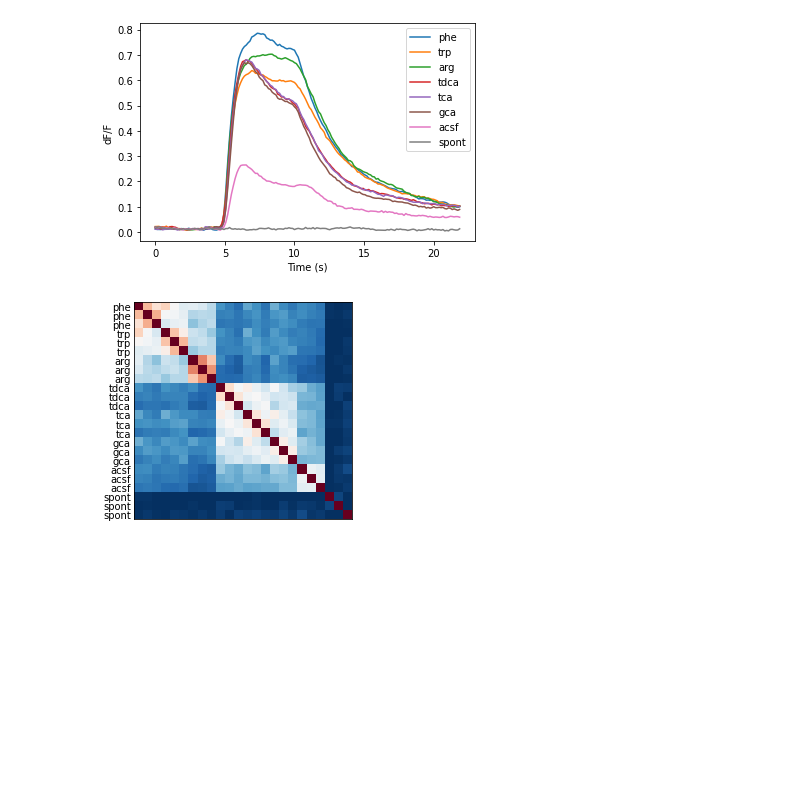
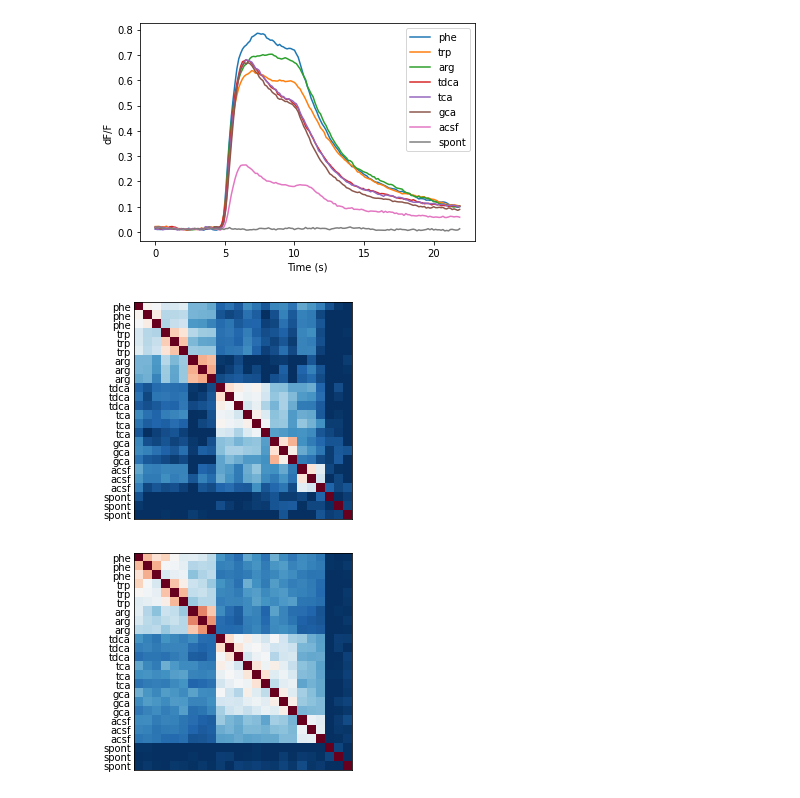
Before and after one commit to aloejhb/catrace, a Jupyter notebook: notebooks/average_timecourse.ipynb, the cells around one changed output. Saved outputs shown, nothing was run; the diff lists cells and outputs as text; code cells hidden in the pictures; blank space fills up the shorter version.

```diff
--- a/notebooks/average_timecourse.ipynb
+++ b/notebooks/average_timecourse.ipynb
@@ -95,6 +96,10 @@ def plot_selected_pattern_corrmat(key, level):
     else:
         region=key[0]
     ecl.plot_exp_pattern_correlation(sub_dfovf, dtpar.odor_list, dtpar.frame_rate, time_window=time_window_dict[region])
+# %%
+plot_selected_pattern_corrmat(('Dp', '2021-04-03-DpOBEM-JH11'), ('region', 'fish_id'))
+# %% [output]
+[figure, added]
 # %%
 plot_selected_pattern_corrmat('Dp', 'region')
 # %% [output]
```
Also changed, not shown: parts of 1 cell of this notebook, 1 other file.
